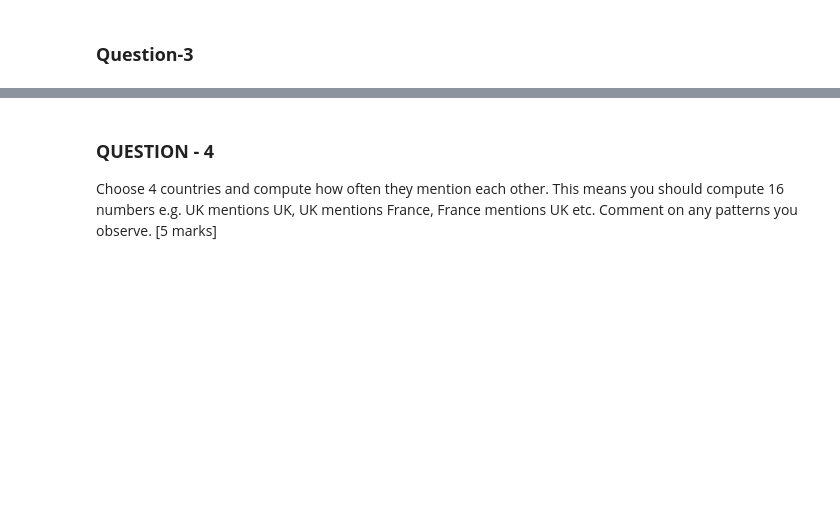
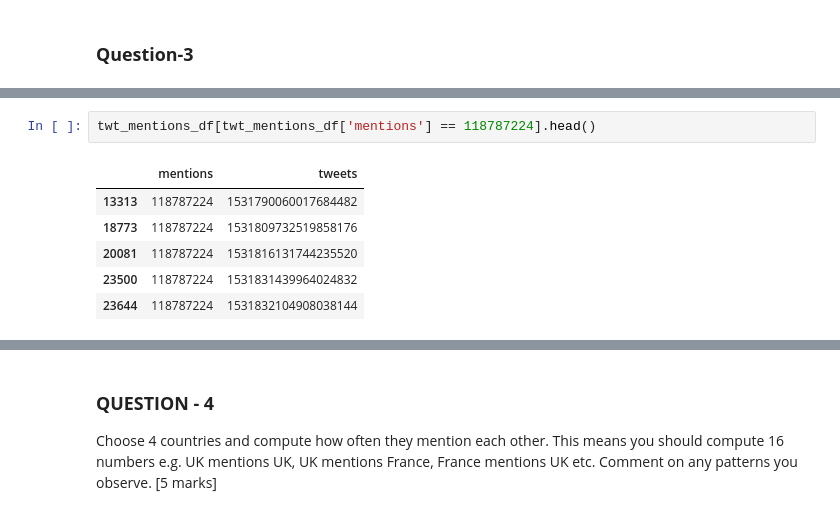
Before and after one commit to katoxiv/X-Notebooks, a Jupyter notebook: Twitter_Coursework/02_Users.ipynb, the cells around one changed output, grey strips where cells are left out. Drawn from its saved outputs; the diff is of its cells as text; blank space fills up the shorter version.

```diff
--- a/Twitter_Coursework/02_Users.ipynb
+++ b/Twitter_Coursework/02_Users.ipynb
@@ -209 +242,10 @@ No discernable pattern, apart from maybe 1069583615762288642
+# %%
+twt_mentions_df[twt_mentions_df['mentions'] == 118787224].head()
+# %% [output]
+|  | mentions | tweets |
+| 13313 | 118787224 | 1531790060017684482 |
+| 18773 | 118787224 | 1531809732519858176 |
+| 20081 | 118787224 | 1531816131744235520 |
+| 23500 | 118787224 | 1531831439964024832 |
+| 23644 | 118787224 | 1531832104908038144 |
 # %%
```
Also changed, not shown: parts of 26 cells of this notebook.
